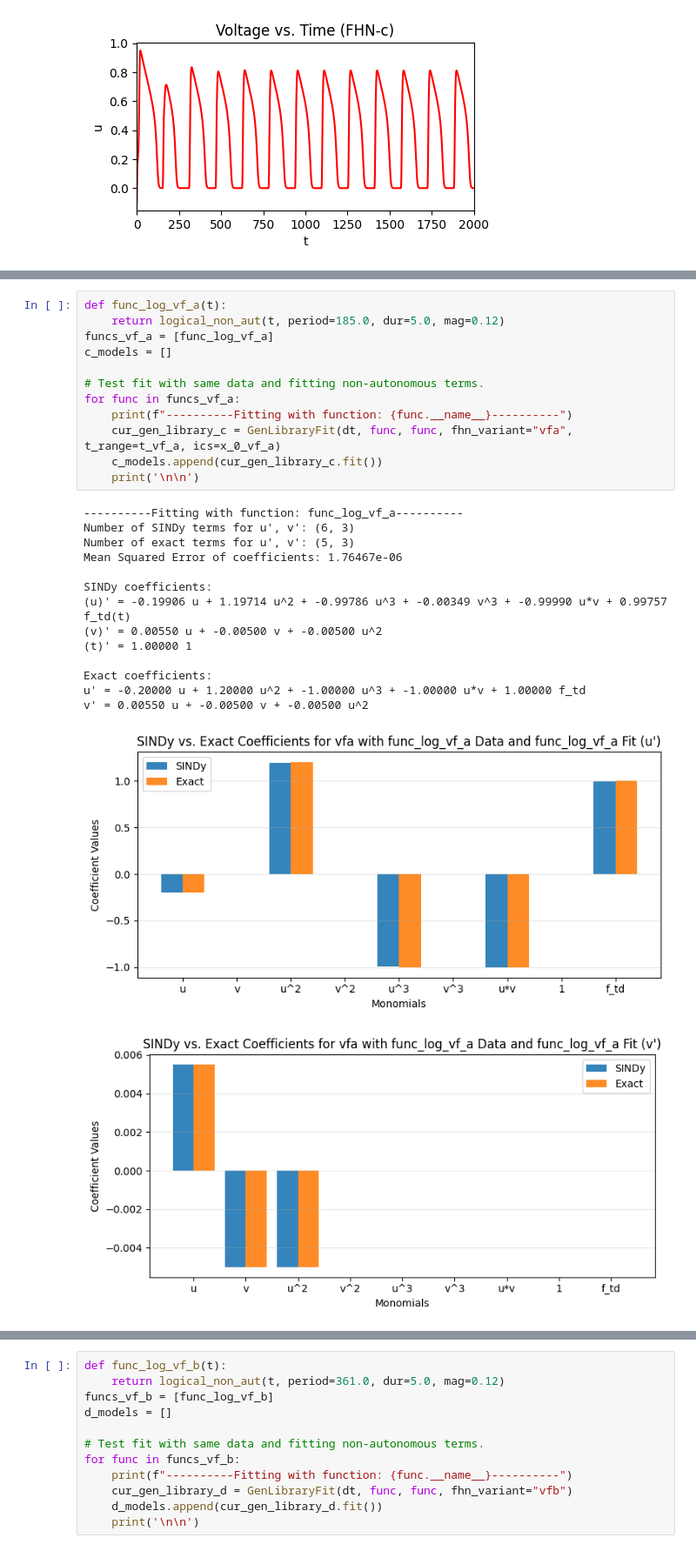
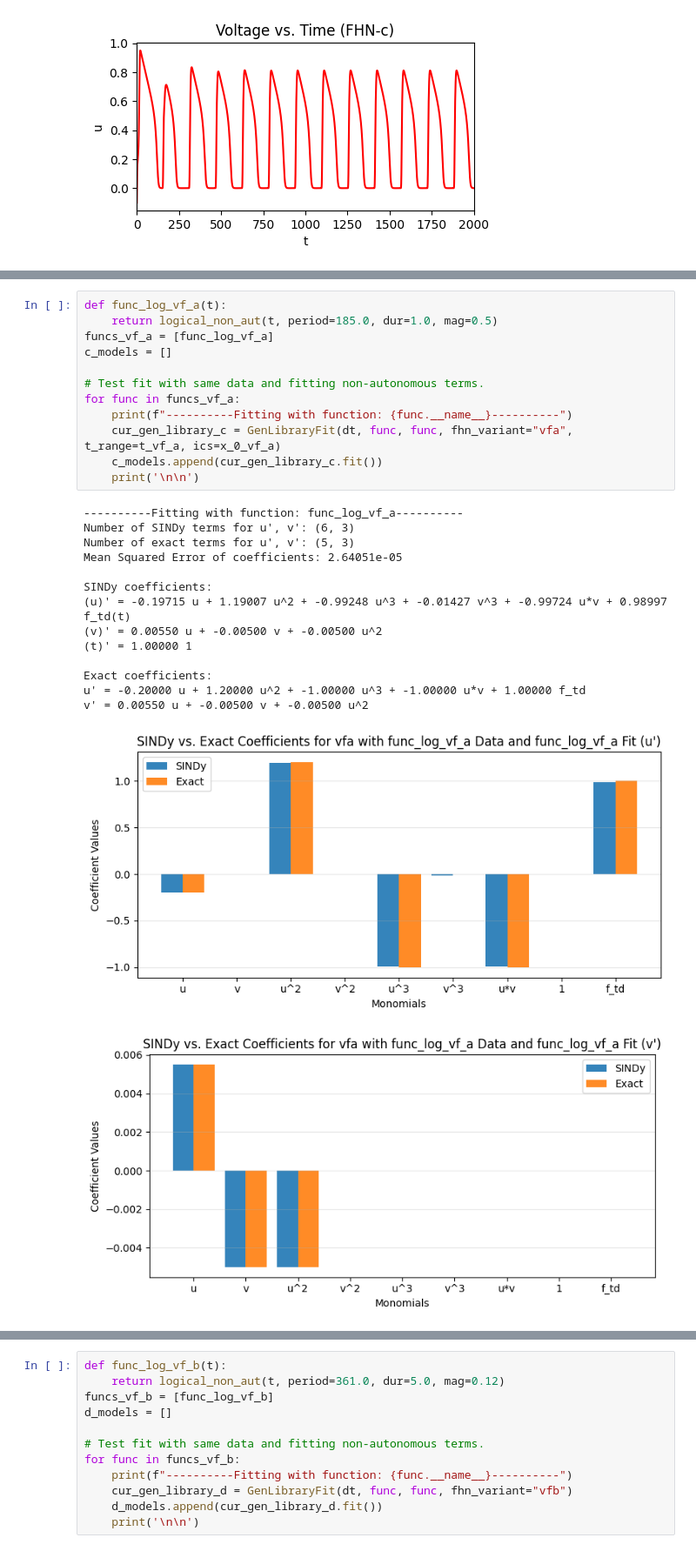
Before and after one commit to cswelch/SINDy-for-Cardiac-Electrophysiology, a Jupyter notebook: SINDy_non_autonomous_test.ipynb, the cells around one changed output, grey strips where cells are left out. Shown at 87% size. Cells and saved outputs as stored; diff of their text form.

```diff
--- a/SINDy_non_autonomous_test.ipynb
+++ b/SINDy_non_autonomous_test.ipynb
@@ -539,30 +540,30 @@ Text(0.5, 1.0, 'Voltage vs. Time (FHN-c)')
 # %%
 def func_log_vf_a(t):
-    return logical_non_aut(t, period=185.0, dur=5.0, mag=0.12)
+    return logical_non_aut(t, period=185.0, dur=1.0, mag=0.5)
 funcs_vf_a = [func_log_vf_a]
 c_models = []
 
 # Test fit with same data and fitting non-autonomous terms.
 for func in funcs_vf_a:
     print(f"----------Fitting with function: {func.__name__}----------")
     cur_gen_library_c = GenLibraryFit(dt, func, func, fhn_variant="vfa", t_range=t_vf_a, ics=x_0_vf_a)
     c_models.append(cur_gen_library_c.fit())
     print('\n\n')
 # %% [output]
 ----------Fitting with function: func_log_vf_a----------
 Number of SINDy terms for u', v': (6, 3)
 Number of exact terms for u', v': (5, 3)
-Mean Squared Error of coefficients: 1.76467e-06
+Mean Squared Error of coefficients: 2.64051e-05
 
 SINDy coefficients:
-(u)' = -0.19906 u + 1.19714 u^2 + -0.99786 u^3 + -0.00349 v^3 + -0.99990 u*v + 0.99757 f_td(t)
+(u)' = -0.19715 u + 1.19007 u^2 + -0.99248 u^3 + -0.01427 v^3 + -0.99724 u*v + 0.98997 f_td(t)
 (v)' = 0.00550 u + -0.00500 v + -0.00500 u^2
 (t)' = 1.00000 1
 
 Exact coefficients:
 u' = -0.20000 u + 1.20000 u^2 + -1.00000 u^3 + -1.00000 u*v + 1.00000 f_td
 v' = 0.00550 u + -0.00500 v + -0.00500 u^2
-[figure, old version]
+[figure, new version]
 [figure]
 # %%
 # Make sure voltage plots look correct.
```
Also changed, not shown: parts of 4 cells of this notebook.
